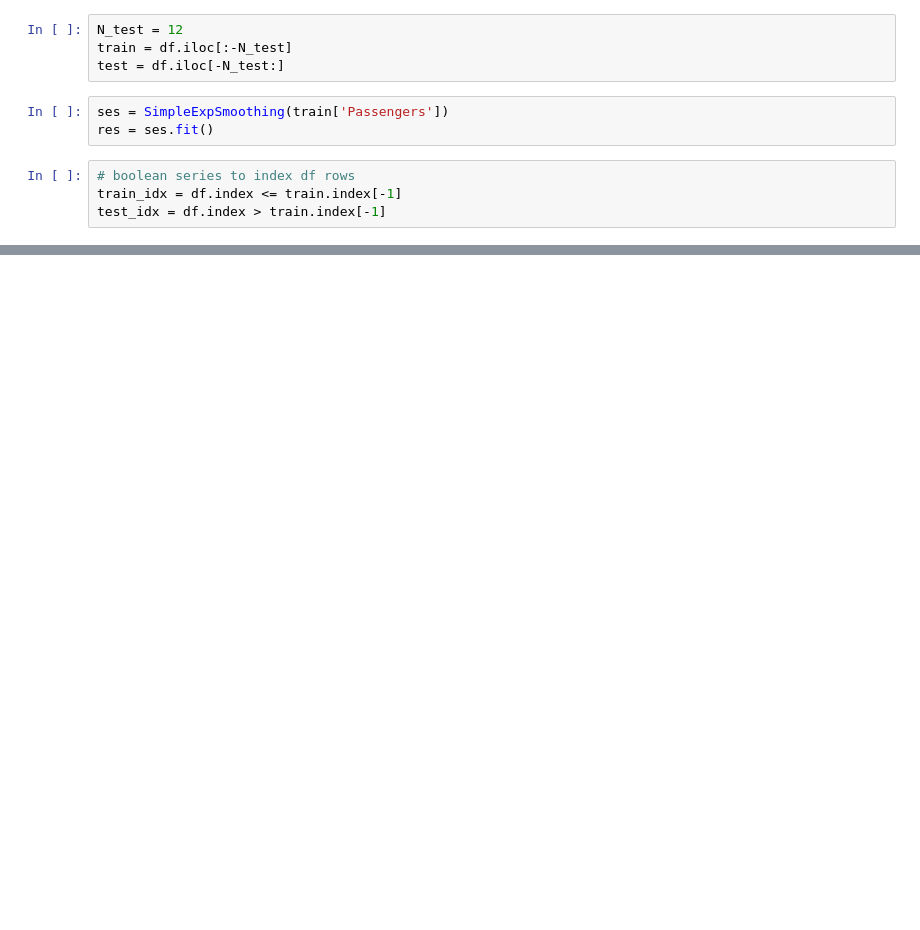
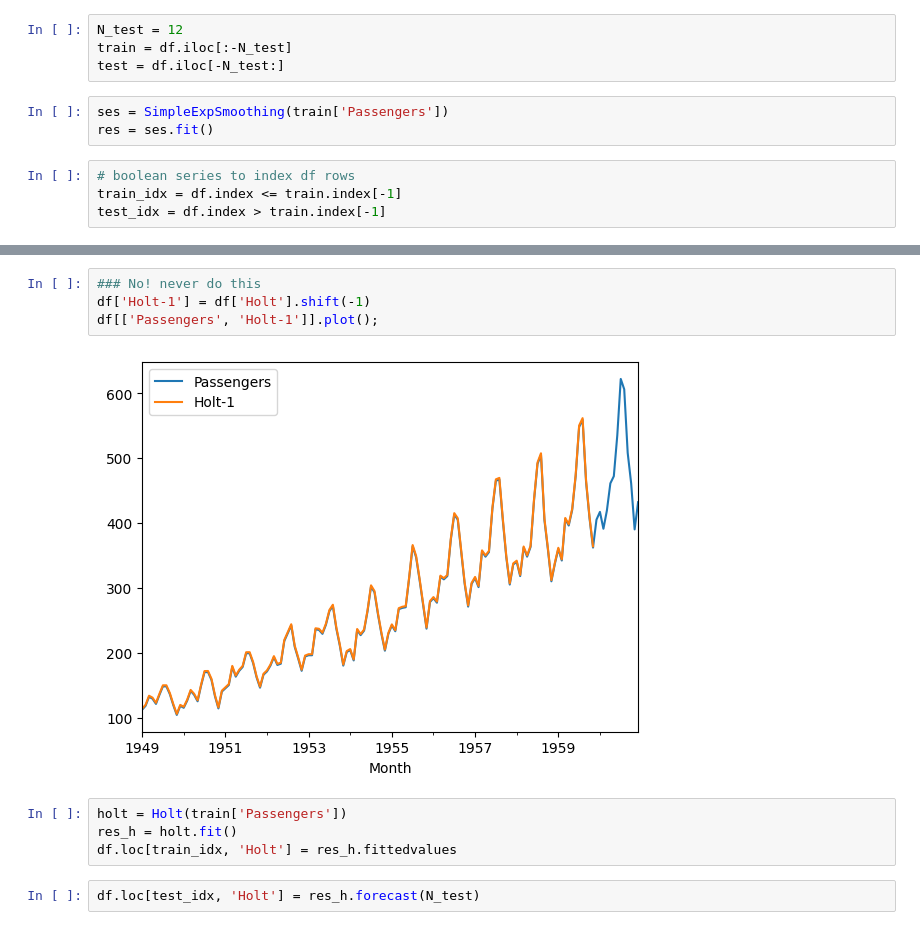
Before and after one commit to tvaditya/pyfineng, a Jupyter notebook: getFinancialData/EWMA.ipynb, the cells around one changed output, grey strips where cells are left out. Drawn from its saved outputs; the diff is of its cells as text; blank space fills up the shorter version.

```diff
--- a/getFinancialData/EWMA.ipynb
+++ b/getFinancialData/EWMA.ipynb
@@ -129,0 +168,12 @@ df[['Passengers', 'SESfitted']].plot();
+# %%
+### No! never do this
+df['Holt-1'] = df['Holt'].shift(-1)
+df[['Passengers', 'Holt-1']].plot();
+# %% [output]
+[figure, added]
+# %%
+holt = Holt(train['Passengers'])
+res_h = holt.fit()
+df.loc[train_idx, 'Holt'] = res_h.fittedvalues
+# %%
+df.loc[test_idx, 'Holt'] = res_h.forecast(N_test)
```
Also changed, not shown: parts of 17 cells of this notebook.
